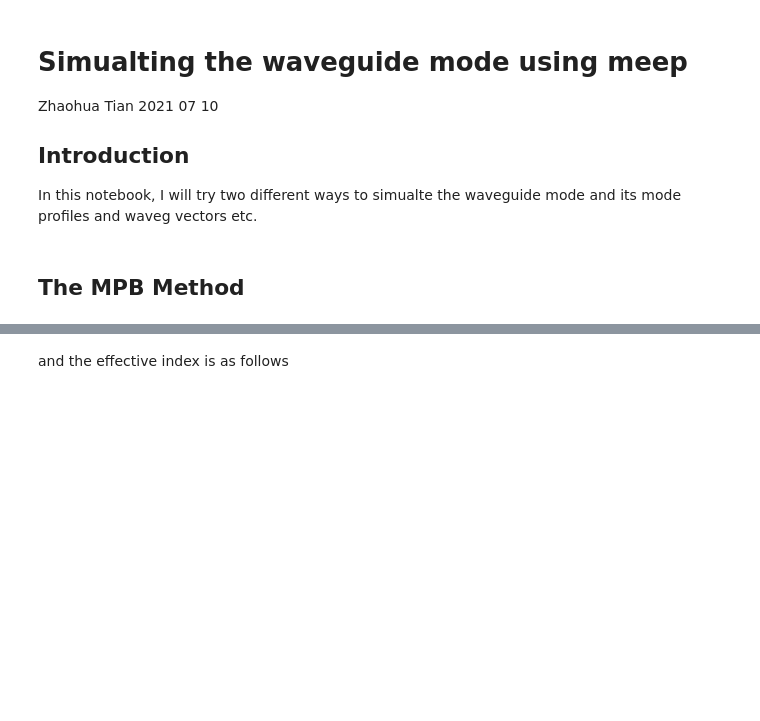
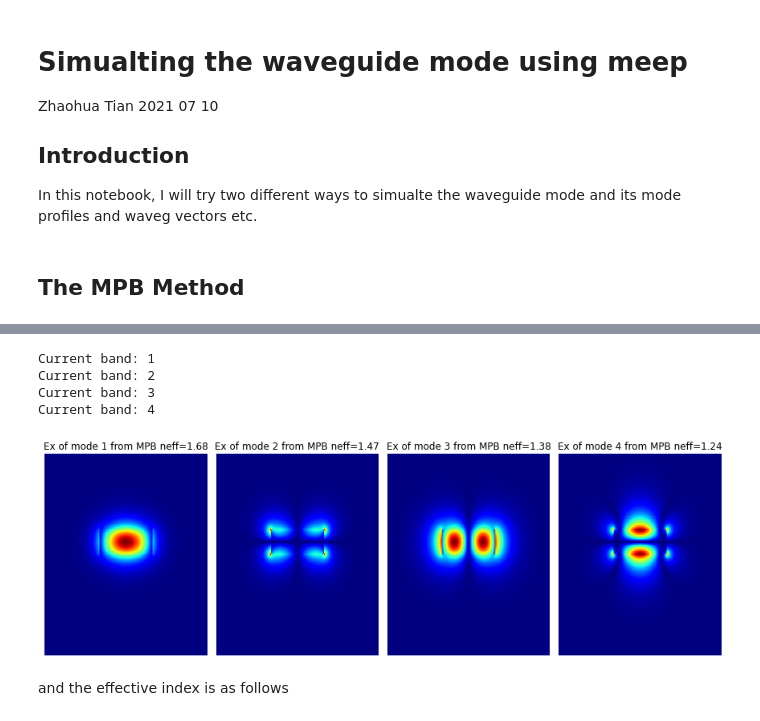
Before and after one commit to knifelees3/MEEPStudy, a Jupyter notebook: WaveguideModeSimulations.ipynb, the cells around one changed output, grey strips where cells are left out. Cells and saved outputs as stored; diff of their text form; code cells hidden in the pictures; blank space fills up the shorter version.

```diff
--- a/WaveguideModeSimulations.ipynb
+++ b/WaveguideModeSimulations.ipynb
@@ -58,22 +76,29 @@ eps_arr=np.transpose(np.array(eps))
 # %%
 # %%
 x_list=np.linspace(-size_cal_y/2,size_cal_y/2,resolution*2)
 y_list=np.linspace(-size_cal_z/2,size_cal_z/2,resolution*2)
 x_grid,y_grid=np.meshgrid(x_list,y_list)
 
 plt.figure(figsize=(12,4))
 # Plot the E fields
 for mode in range(num_modes):
     Ex=np.squeeze(E[mode][:,:,0,1]).transpose()
     print('Current band: {}'.format(mode+1))
     plt.subplot(1,num_modes,1+mode)
     plt.pcolormesh(x_grid,y_grid,eps.transpose(), cmap='binary')
     plt.pcolormesh(x_grid,y_grid,np.abs(Ex), cmap='jet', alpha=0.9)
     plt.axis('off')
-    st_title='Ex of mode '+str(mode+1)
+    st_title='Ex of mode '+str(mode+1)+' from MPB neff=' +str('%.2f' %(k[mode]/omega))
     plt.title(st_title)
-    plt.tight_layout()
-    plt.savefig('SimulatedField.png')
+plt.tight_layout()
+plt.savefig('SimulatedFieldMPB.png')
+plt.show()
+# %% [output]
+Current band: 1
+Current band: 2
+Current band: 3
+Current band: 4
+[figure, added]
 # %% [markdown]
 and the effective index is as follows
 # %%
```
Also changed, not shown: parts of 7 cells of this notebook, 5 other files.
